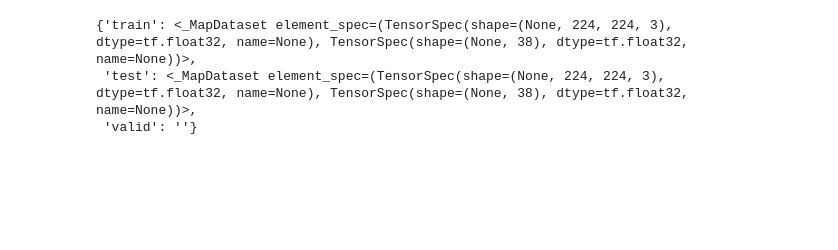
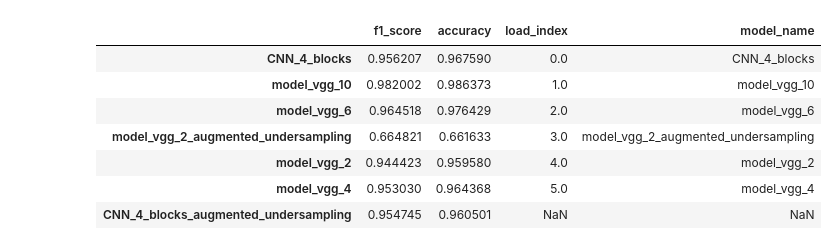
Before and after one commit to MLsound/CV2-PlantVillage, a Jupyter notebook: model_evaluation.ipynb, the cells around one changed output. Drawn from its saved outputs; the diff is of its cells as text; code cells hidden in the pictures; blank space fills up the shorter version.

```diff
--- a/model_evaluation.ipynb
+++ b/model_evaluation.ipynb
@@ -107,6 +178,11 @@ Found 10861 files belonging to 38 classes.
 # %%
-dataloaders
+results_df
 # %% [output]
-{'train': <_MapDataset element_spec=(TensorSpec(shape=(None, 224, 224, 3), dtype=tf.float32, name=None), TensorSpec(shape=(None, 38), dtype=tf.float32, name=None))>,
- 'test': <_MapDataset element_spec=(TensorSpec(shape=(None, 224, 224, 3), dtype=tf.float32, name=None), TensorSpec(shape=(None, 38), dtype=tf.float32, name=None))>,
- 'valid': ''}
+|  | f1_score | accuracy | load_index | model_name |
+| CNN_4_blocks | 0.956207 | 0.967590 | 0.0 | CNN_4_blocks |
+| model_vgg_10 | 0.982002 | 0.986373 | 1.0 | model_vgg_10 |
+| model_vgg_6 | 0.964518 | 0.976429 | 2.0 | model_vgg_6 |
+| model_vgg_2_augmented_undersampling | 0.664821 | 0.661633 | 3.0 | model_vgg_2_augmented_undersampling |
+| model_vgg_2 | 0.944423 | 0.959580 | 4.0 | model_vgg_2 |
+| model_vgg_4 | 0.953030 | 0.964368 | 5.0 | model_vgg_4 |
+| CNN_4_blocks_augmented_undersampling | 0.954745 | 0.960501 | NaN | NaN |
```
Also changed, not shown: parts of 18 cells of this notebook, 1 other file.
